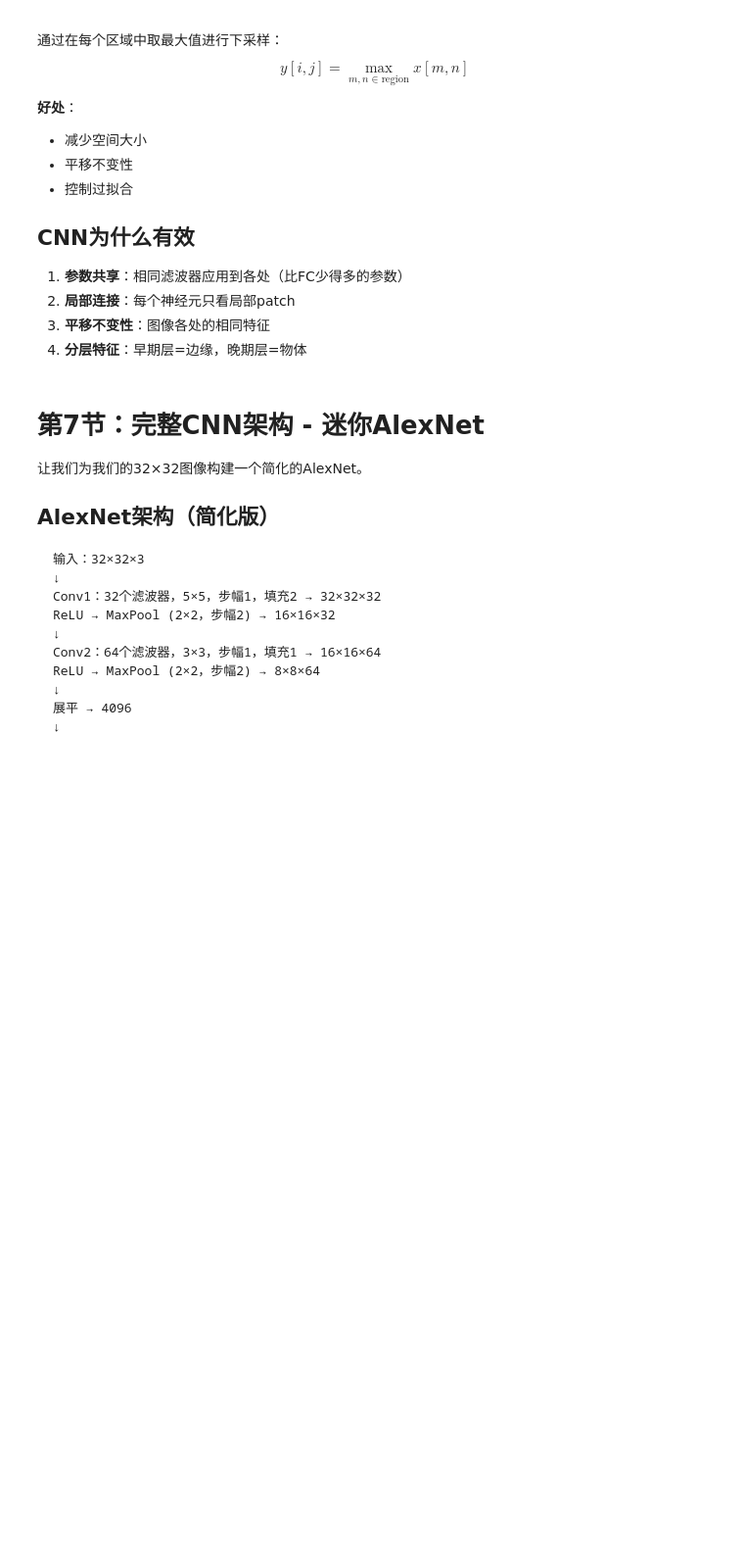
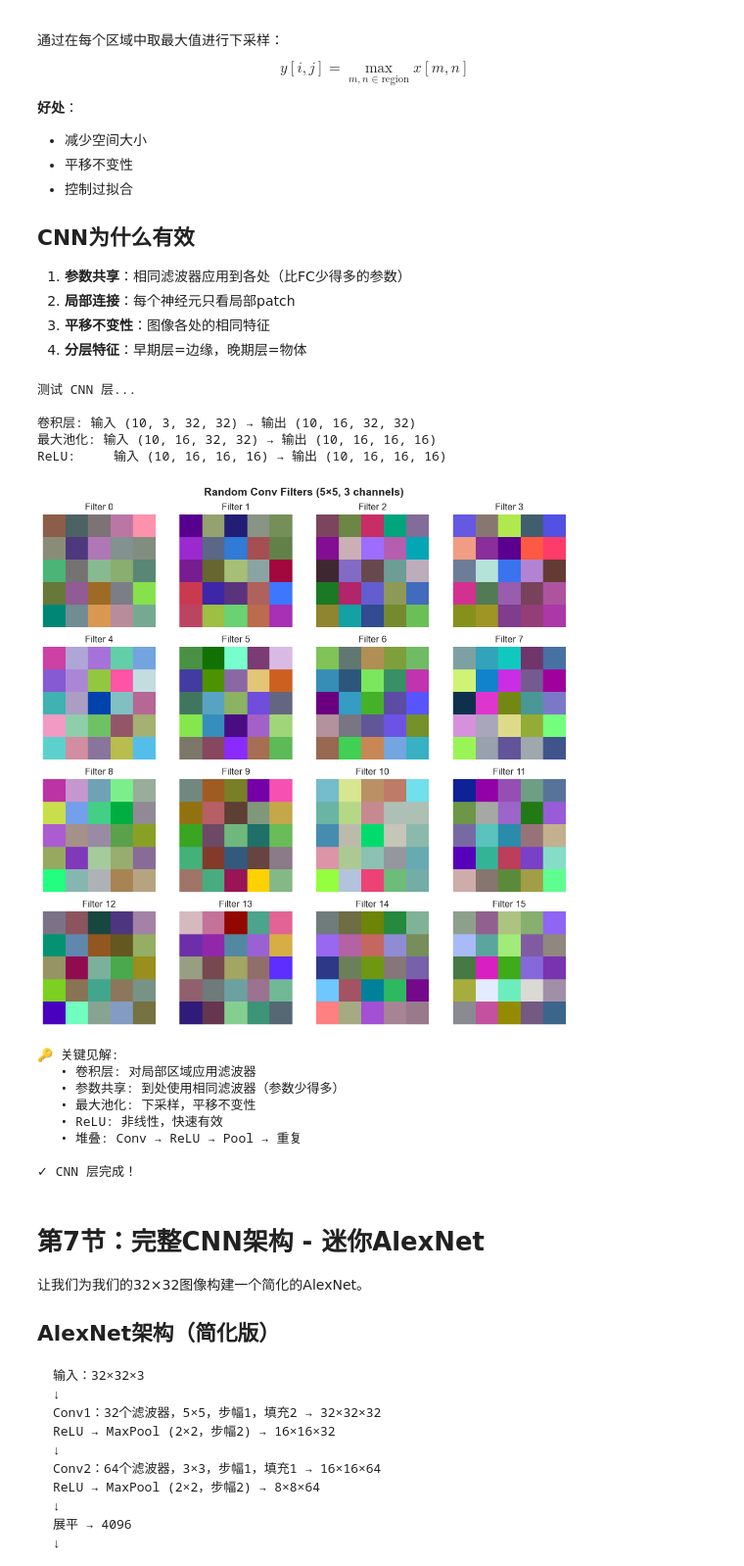
Before and after one commit to yoko19191/sutskever-30-implementations-zhCN, a Jupyter notebook: 26_cs231n_cnn/26_cs231n_cnn_fundamentals.ipynb, the cells around one changed output. Shown at 98% size. Saved outputs shown, nothing was run; the diff lists cells and outputs as text; code cells hidden in the pictures; blank space fills up the shorter version.

```diff
--- a/26_cs231n_cnn/26_cs231n_cnn_fundamentals.ipynb
+++ b/26_cs231n_cnn/26_cs231n_cnn_fundamentals.ipynb
@@ -1048,7 +1166,7 @@ def conv2d_forward(X: np.ndarray, W: np.ndarray, b: np.ndarray,
         out: (N, C_out, H_out, W_out) output
         cache: Tuple for backprop
     """
-    N, C_in, H, W = X.shape
+    N, C_in, H, W_in = X.shape
     C_out, _, K, _ = W.shape
 
     # Add padding
@@ -1056,7 +1174,7 @@ def conv2d_forward(X: np.ndarray, W: np.ndarray, b: np.ndarray,
 
     # Output dimensions
     H_out = (H + 2*pad - K) // stride + 1
-    W_out = (W + 2*pad - K) // stride + 1
+    W_out = (W_in + 2*pad - K) // stride + 1
 
     # Initialize output
     out = np.zeros((N, C_out, H_out, W_out))
@@ -1092,10 +1210,10 @@ def maxpool2d_forward(X: np.ndarray, pool_size: int = 2, stride: int = 2) -> Tup
         out: (N, C, H_out, W_out) output
         cache: Tuple for backprop
     """
-    N, C, H, W = X.shape
+    N, C, H, W_in = X.shape
 
     H_out = (H - pool_size) // stride + 1
-    W_out = (W - pool_size) // stride + 1
+    W_out = (W_in - pool_size) // stride + 1
 
     out = np.zeros((N, C, H_out, W_out))
 
@@ -1122,46 +1240,61 @@ def relu_forward(X: np.ndarray) -> Tuple[np.ndarray, np.ndarray]:
 
 
 # Test CNN layers
-print("Testing CNN layers...\n")
+print("测试 CNN 层...\n")
 
 # Test convolutional layer
 X_test = X_train[:10].transpose(0, 3, 1, 2)  # (N, C, H, W)
 W_test = np.random.randn(16, 3, 5, 5) * 0.01  # 16 filters, 5×5, 3 channels
 b_test = np.zeros(16)
 
 out_conv, _ = conv2d_forward(X_test, W_test, b_test, stride=1, pad=2)
-print(f"Conv layer: Input {X_test.shape} → Output {out_conv.shape}")
+print(f"卷积层: 输入 {X_test.shape} → 输出 {out_conv.shape}")
 
 # Test max pooling
 out_pool, _ = maxpool2d_forward(out_conv, pool_size=2, stride=2)
-print(f"Max pool:   Input {out_conv.shape} → Output {out_pool.shape}")
+print(f"最大池化: 输入 {out_conv.shape} → 输出 {out_pool.shape}")
 
 # Test ReLU
 out_relu, _ = relu_forward(out_pool)
-print(f"ReLU:       Input {out_pool.shape} → Output {out_relu.shape}")
+print(f"ReLU:     输入 {out_pool.shape} → 输出 {out_relu.shape}")
 
 # Visualize learned filters (example)
 fig, axes = plt.subplots(4, 4, figsize=(10, 10))
 for i in range(16):
     ax = axes[i // 4, i % 4]
     # Visualize filter (normalize each channel separately)
     filt = W_test[i].transpose(1, 2, 0)  # (K, K, 3)
     filt_norm = (filt - filt.min()) / (filt.max() - filt.min() + 1e-10)
     ax.imshow(filt_norm)
     ax.set_title(f'Filter {i}')
     ax.axis('off')
 
 plt.suptitle('Random Conv Filters (5×5, 3 channels)', fontsize=14, fontweight='bold')
 plt.tight_layout()
 plt.show()
 
-print("\n🔑 Key insights:")
-print("   • Conv layer: Apply filters to local regions")
-print("   • Parameter sharing: Same filter everywhere (far fewer params)")
-print("   • Max pooling: Downsample, translation invariance")
-print("   • ReLU: Nonlinearity, fast and effective")
-print("   • Stacking: Conv → ReLU → Pool → repeat")
-print("\n✓ CNN layers complete!")
+print("\n🔑 关键见解:")
+print("   • 卷积层: 对局部区域应用滤波器")
+print("   • 参数共享: 到处使用相同滤波器（参数少得多）")
+print("   • 最大池化: 下采样，平移不变性")
+print("   • ReLU: 非线性，快速有效")
+print("   • 堆叠: Conv → ReLU → Pool → 重复")
+print("\n✓ CNN 层完成！")
+# %% [output]
+测试 CNN 层...
+
+卷积层: 输入 (10, 3, 32, 32) → 输出 (10, 16, 32, 32)
+最大池化: 输入 (10, 16, 32, 32) → 输出 (10, 16, 16, 16)
+ReLU:     输入 (10, 16, 16, 16) → 输出 (10, 16, 16, 16)
+[figure, added]
+🔑 关键见解:
+   • 卷积层: 对局部区域应用滤波器
+   • 参数共享: 到处使用相同滤波器（参数少得多）
+   • 最大池化: 下采样，平移不变性
+   • ReLU: 非线性，快速有效
+   • 堆叠: Conv → ReLU → Pool → 重复
+
+✓ CNN 层完成！
 # %% [markdown]
 # 第7节：完整CNN架构 - 迷你AlexNet
 
```
Also changed, not shown: parts of 10 cells of this notebook, 40 other files.
